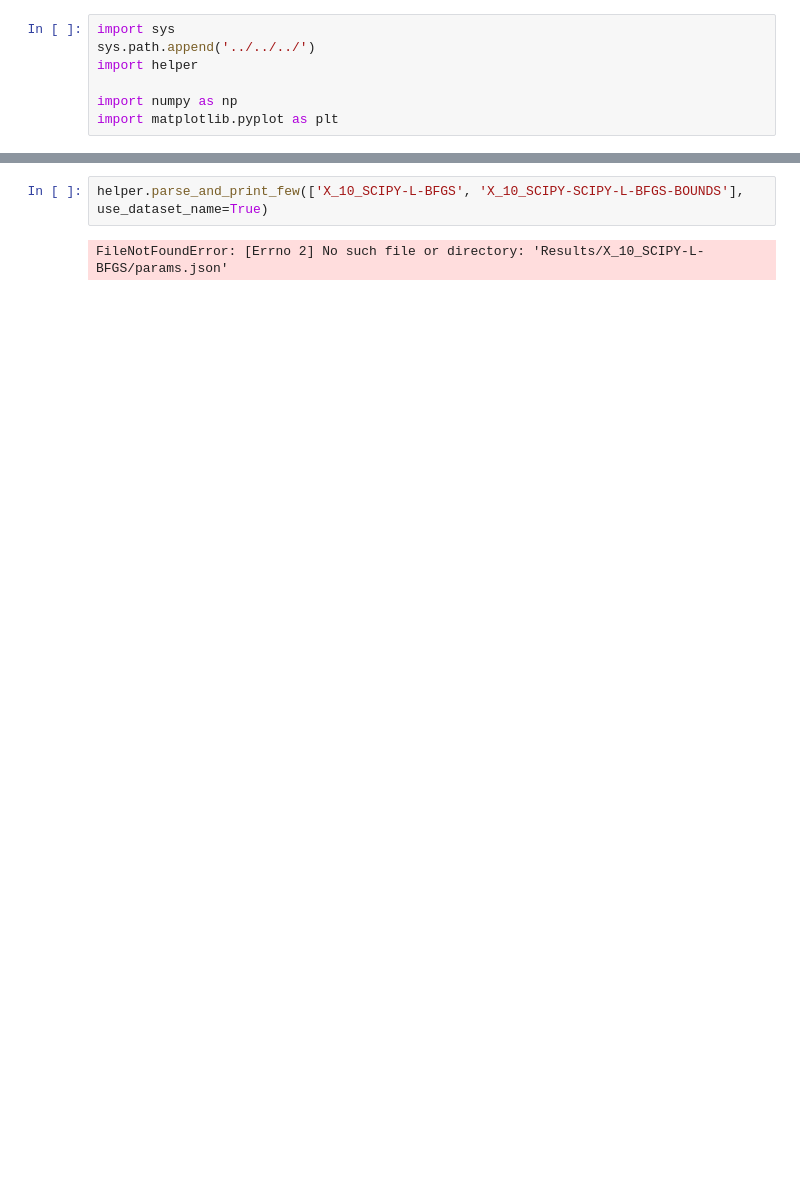
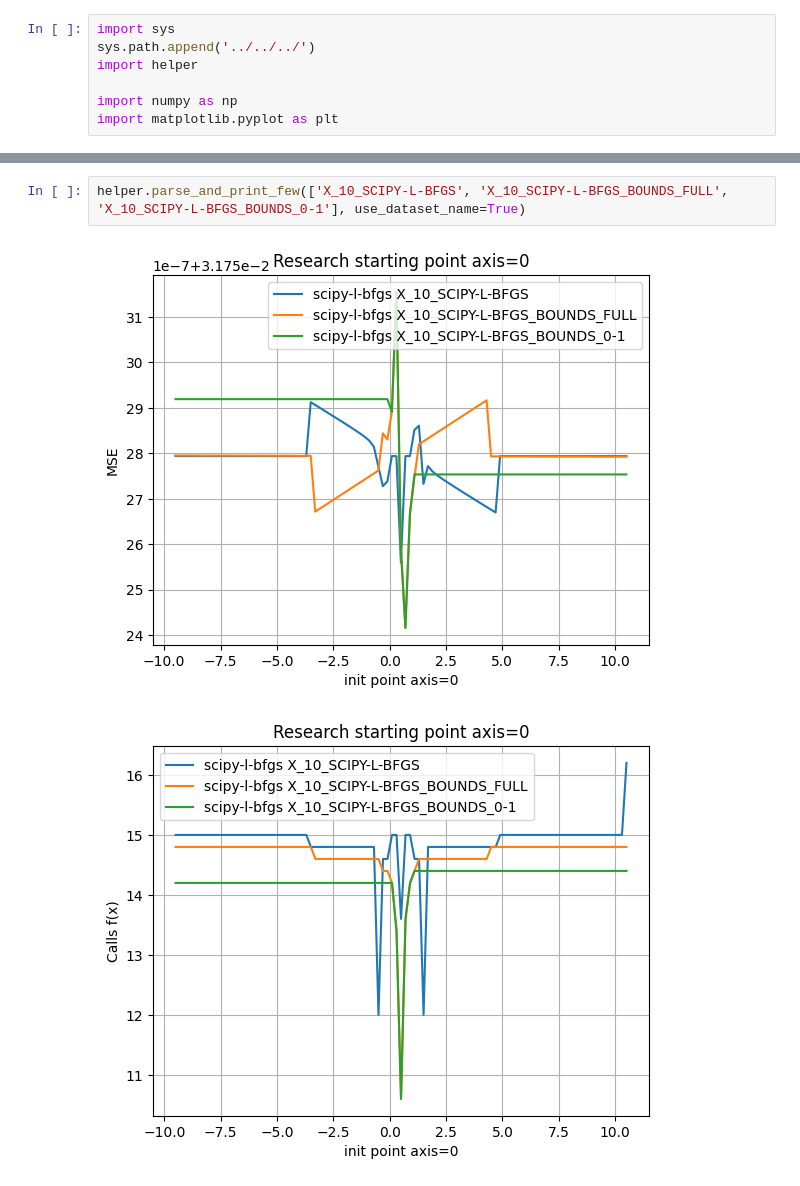
Before and after one commit to trio-at-optimization/optimization-lab4, a Jupyter notebook: Sources/T2/A/Research/results_t2c.ipynb, the cells around one changed output, grey strips where cells are left out. Saved outputs shown, nothing was run; the diff lists cells and outputs as text; blank space fills up the shorter version.

```diff
--- a/Sources/T2/A/Research/results_t2c.ipynb
+++ b/Sources/T2/A/Research/results_t2c.ipynb
@@ -17,4 +27,5 @@ X_10_L-BFGS: {'dataset_name': '1', 'method': 'l-bfgs', 'init_dist_x': 10, 'init_
 # %%
-helper.parse_and_print_few(['X_10_SCIPY-L-BFGS', 'X_10_SCIPY-SCIPY-L-BFGS-BOUNDS'], use_dataset_name=True)
+helper.parse_and_print_few(['X_10_SCIPY-L-BFGS', 'X_10_SCIPY-L-BFGS_BOUNDS_FULL', 'X_10_SCIPY-L-BFGS_BOUNDS_0-1'], use_dataset_name=True)
 # %% [output]
-FileNotFoundError: [Errno 2] No such file or directory: 'Results/X_10_SCIPY-L-BFGS/params.json'
+[figure, added]
+[figure, added]
```
Also changed, not shown: parts of 3 cells of this notebook, 15 other files.
